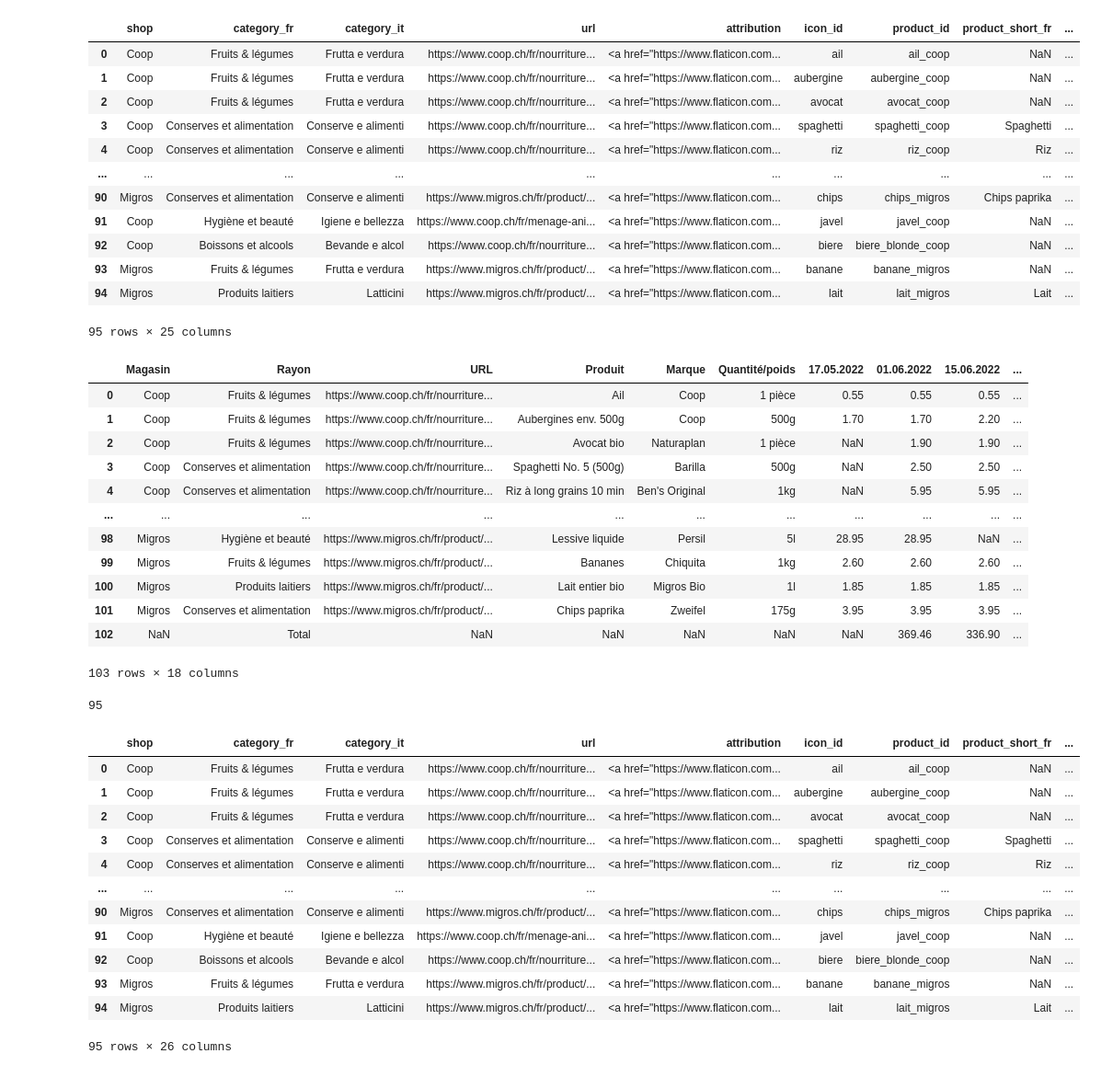
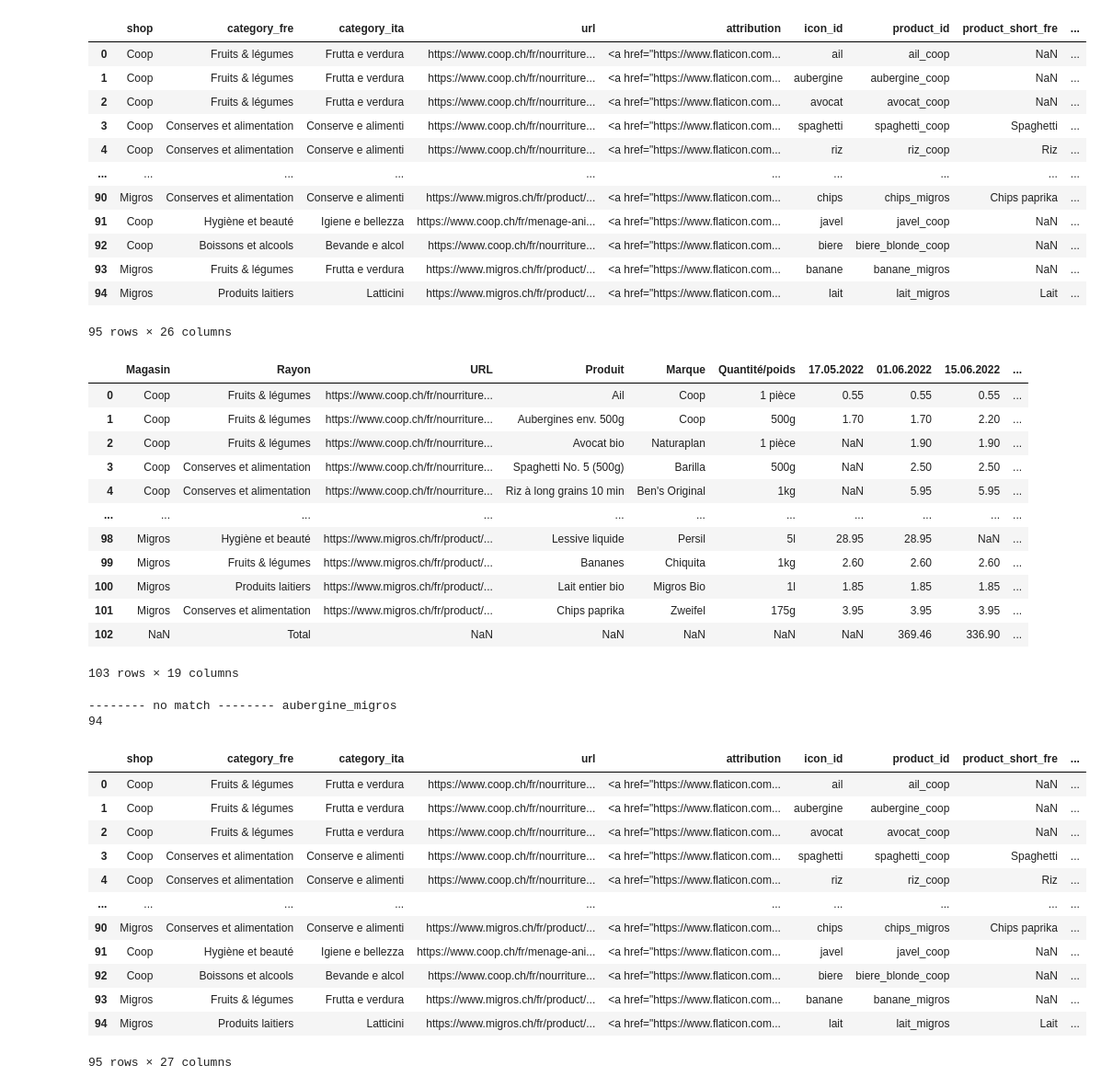
Before and after one commit to cgcrts/viz_inflation, a Jupyter notebook: data_processing.ipynb, the cells around one changed output. Shown: that part at 92% size. Saved outputs shown, nothing was run; the diff lists cells and outputs as text; code cells hidden in the pictures.

Commit message:
update data 14.11.22

```diff
--- a/data_processing.ipynb
+++ b/data_processing.ipynb
@@ -1,16 +1,17 @@
 # %%
 import pandas as pd
 # %%
-old_file_date = '10_15_it'
-new_file_date = '11_01'
-new_date_col = '01.11.2022'
+old_file_date = '11_01'
+new_file_date = '11_14'
+new_date_col = '14.11.2022'
+new_filename = 'inflation_data_updated_' + new_file_date
 
 with open('data/inflation_data_updated_' + old_file_date +'.csv', encoding='utf-8') as file:
     data_df = pd.read_csv(file, index_col=0)
 
 data_df
 # %% [output]
-|  | shop | category_fr | category_it | url | attribution | icon_id | product_id | product_short_fr | ... |
+|  | shop | category_fre | category_ita | url | attribution | icon_id | product_id | product_short_fre | ... |
 | 0 | Coop | Fruits & légumes | Frutta e verdura | https://www.coop.ch/fr/nourriture... | <a href="https://www.flaticon.com... | ail | ail_coop | NaN | ... |
 | 1 | Coop | Fruits & légumes | Frutta e verdura | https://www.coop.ch/fr/nourriture... | <a href="https://www.flaticon.com... | aubergine | aubergine_coop | NaN | ... |
 | 2 | Coop | Fruits & légumes | Frutta e verdura | https://www.coop.ch/fr/nourriture... | <a href="https://www.flaticon.com... | avocat | avocat_coop | NaN | ... |
@@ -22,7 +23,7 @@ data_df
 | 92 | Coop | Boissons et alcools | Bevande e alcol | https://www.coop.ch/fr/nourriture... | <a href="https://www.flaticon.com... | biere | biere_blonde_coop | NaN | ... |
 | 93 | Migros | Fruits & légumes | Frutta e verdura | https://www.migros.ch/fr/product/... | <a href="https://www.flaticon.com... | banane | banane_migros | NaN | ... |
 | 94 | Migros | Produits laitiers | Latticini | https://www.migros.ch/fr/product/... | <a href="https://www.flaticon.com... | lait | lait_migros | Lait | ... |
-95 rows × 25 columns
+95 rows × 26 columns
 # %%
 with open('data/inflation_data_' + new_file_date + '.csv', encoding='utf-8') as file:
     recent_data_df = pd.read_csv(file)
@@ -41,7 +42,7 @@ recent_data_df
 | 100 | Migros | Produits laitiers | https://www.migros.ch/fr/product/... | Lait entier bio | Migros Bio | 1l | 1.85 | 1.85 | 1.85 | ... |
 | 101 | Migros | Conserves et alimentation | https://www.migros.ch/fr/product/... | Chips paprika | Zweifel | 175g | 3.95 | 3.95 | 3.95 | ... |
 | 102 | NaN | Total | NaN | NaN | NaN | NaN | NaN | 369.46 | 336.90 | ... |
-103 rows × 18 columns
+103 rows × 19 columns
 # %%
 updated_df = data_df.copy()
 counter = 0
@@ -67,8 +68,9 @@ for idx, row in data_df.iterrows():
 print(counter)
 updated_df
 # %% [output]
-95
+-------- no match -------- aubergine_migros
+94
-|  | shop | category_fr | category_it | url | attribution | icon_id | product_id | product_short_fr | ... |
+|  | shop | category_fre | category_ita | url | attribution | icon_id | product_id | product_short_fre | ... |
 | 0 | Coop | Fruits & légumes | Frutta e verdura | https://www.coop.ch/fr/nourriture... | <a href="https://www.flaticon.com... | ail | ail_coop | NaN | ... |
 | 1 | Coop | Fruits & légumes | Frutta e verdura | https://www.coop.ch/fr/nourriture... | <a href="https://www.flaticon.com... | aubergine | aubergine_coop | NaN | ... |
 | 2 | Coop | Fruits & légumes | Frutta e verdura | https://www.coop.ch/fr/nourriture... | <a href="https://www.flaticon.com... | avocat | avocat_coop | NaN | ... |
@@ -80,7 +82,7 @@ updated_df
 | 92 | Coop | Boissons et alcools | Bevande e alcol | https://www.coop.ch/fr/nourriture... | <a href="https://www.flaticon.com... | biere | biere_blonde_coop | NaN | ... |
 | 93 | Migros | Fruits & légumes | Frutta e verdura | https://www.migros.ch/fr/product/... | <a href="https://www.flaticon.com... | banane | banane_migros | NaN | ... |
 | 94 | Migros | Produits laitiers | Latticini | https://www.migros.ch/fr/product/... | <a href="https://www.flaticon.com... | lait | lait_migros | Lait | ... |
-95 rows × 26 columns
+95 rows × 27 columns
 # %%
 # check if there is nan values in newly added column
 
```
Also changed, not shown: parts of 2 cells of this notebook, 5 other files.
